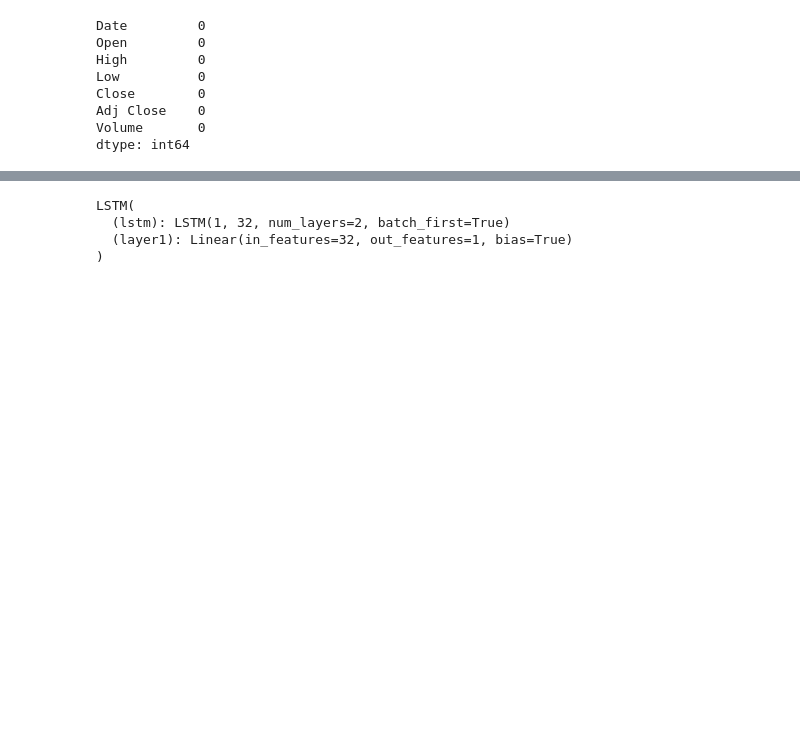
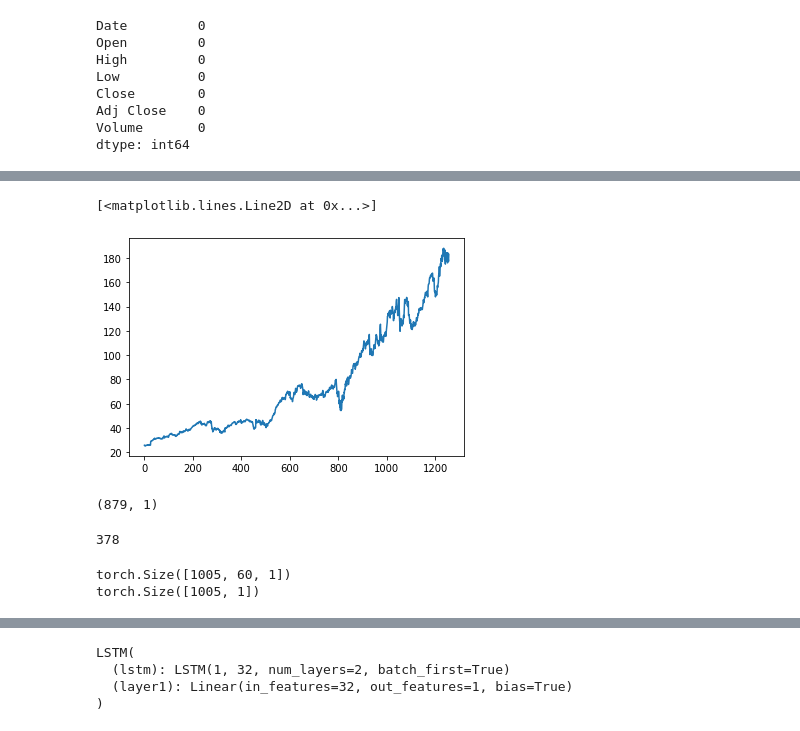
Before and after one commit to Ble720/ML, a Jupyter notebook: StockPrediction/StockMarket.ipynb, the cells around one changed output, grey strips where cells are left out. Drawn from its saved outputs; the diff is of its cells as text; code cells hidden in the pictures; blank space fills up the shorter version.

Commit message:
Add files via upload
Completed prediction function

```diff
--- a/StockPrediction/StockMarket.ipynb
+++ b/StockPrediction/StockMarket.ipynb
@@ -57,0 +75,13 @@ dtype: int64
+# %%
+plt.plot(data['Close'])
+# %% [output]
+[<matplotlib.lines.Line2D at 0x...>]
+[figure, added]
+# %%
+print(np_train_set.shape)
+# %% [output]
+(879, 1)
+# %%
+len(np_test_set)
+# %% [output]
+378
@@ -58,2 +111,19 @@ dtype: int64
+# %%
+sequence_l = 60
+prediction_l = 30
+
+train_x, train_y, test_x, test_y = create_datasets(norm_data, seq_len=sequence_l, pred_len=prediction_l)
+
+#convert from np arry to pytorch tensor
+train_x = torch.tensor(train_x).float() # convert list of numpy array to numpy array
+train_y = torch.tensor(train_y).float()
+test_x = torch.tensor(test_x).float()
+test_y = torch.tensor(test_y).float()
+
+print(train_x.shape)
+print(train_y.shape)
+# %% [output]
+torch.Size([1005, 60, 1])
+torch.Size([1005, 1])
 # %%
 # %% [output]
```
Also changed, not shown: parts of 25 cells of this notebook, 1 other file.
